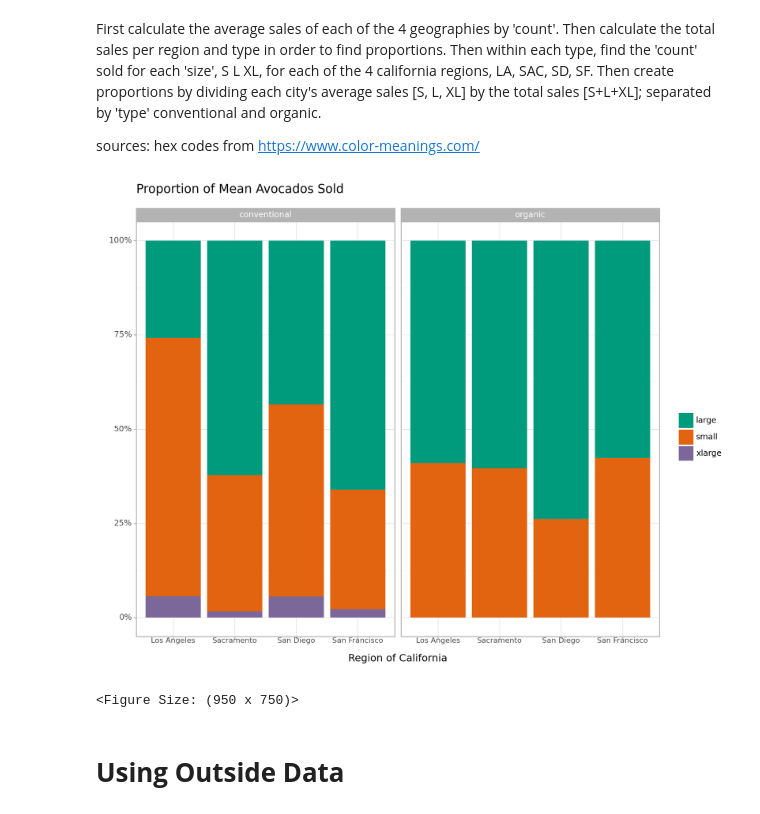
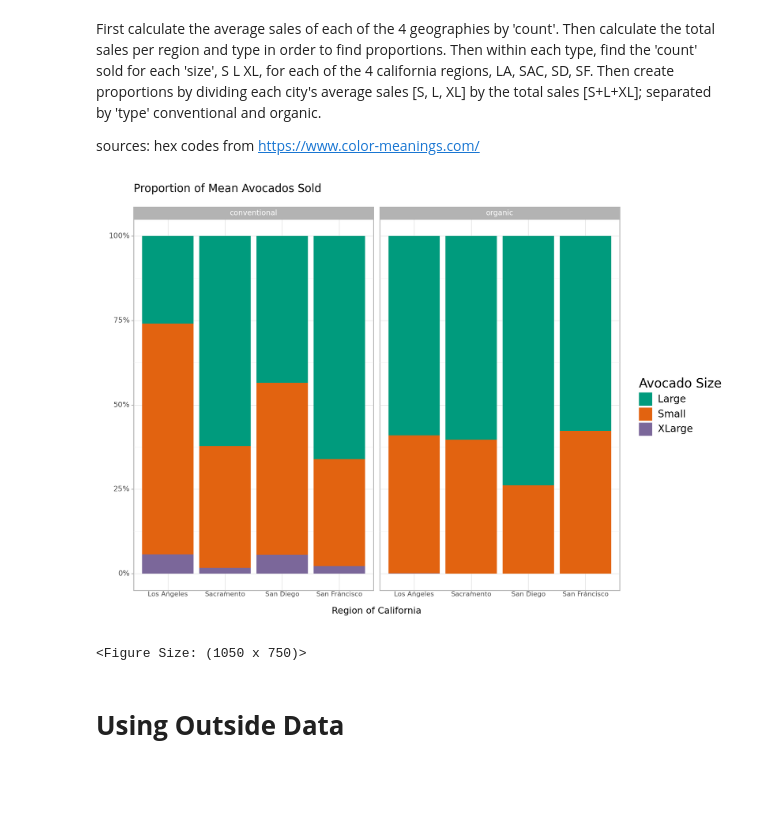
Before and after one commit to jlee932cp/GSB544_JosephLee_Labs, a Jupyter notebook: Lab2_JosephLee.ipynb, the cells around one changed output. Cells and saved outputs as stored; diff of their text form; code cells hidden in the pictures; blank space fills up the shorter version.

```diff
--- a/Lab2_JosephLee.ipynb
+++ b/Lab2_JosephLee.ipynb
@@ -390,41 +390,44 @@ First calculate the average sales of each of the 4 geographies by 'count'. Then
 
 sources: hex codes from https://www.color-meanings.com/
 # %%
-from plotnine import ggplot, aes, geom_col, facet_wrap, labs, theme_light, scale_y_continuous, scale_fill_manual
+from plotnine import ggplot, aes, geom_col, facet_wrap, labs, theme_light, scale_y_continuous, scale_fill_manual, theme, element_text
 
 # Calculating the average sales
 avg_sales = avocado_4regions.groupby(['geography', 'type', 'size'])['count'].mean().reset_index()
 
 # Calculating the total sales per region and type to find proportions
 total_sales = avg_sales.groupby(['geography', 'type'])['count'].sum().reset_index()
 total_sales.rename(columns={'count': 'total_sales'}, inplace=True)
 
 # Merging the total sales back to the average sales
 avg_sales = pd.merge(avg_sales, total_sales, on=['geography', 'type'])
 
 # Calculating the proportions
 avg_sales['proportion'] = avg_sales['count'] / avg_sales['total_sales'] * 100
 
 # Plotting
 plot = (
     ggplot(avg_sales, aes(x='geography', y='proportion', fill='size'))
     + geom_col(stat='identity', position='stack')
     + facet_wrap('~ type')
     + labs(title="Proportion of Mean Avocados Sold",
            x="Region of California",
            y="",
-           fill="")
+           fill="Avocado Size")
     + theme_light()
     + scale_y_continuous(labels=lambda l: ["%d%%" % v for v in l], limits=(0, 100), breaks=range(0, 101, 25))
-    + scale_fill_manual(values=['#009b7d', '#e26310', '#7b679a'])
-    + theme(axis_text_x=element_text(angle=0, hjust=0.5, vjust=0.5, size=8))
-    + theme(figure_size=(9.5, 7.5))
+    + scale_fill_manual(values=['#009b7d', '#e26310', '#7b679a'],
+                        labels={'large': ' Large', 'small': ' Small', 'xlarge': ' XLarge'})
+    + theme(axis_text_x=element_text(angle=0, hjust=0.5, vjust=0.5, size=8),
+            legend_title=element_text(size=15),
+            legend_text=element_text(size=12))
+    + theme(figure_size=(10.5, 7.5))
 )
 
 plot
 # %% [output]
-[figure, old version]
+[figure, new version]
-<Figure Size: (950 x 750)>
+<Figure Size: (1050 x 750)>
 # %% [markdown]
 # **Using Outside Data**
 # %% [markdown]
```
Also changed, not shown: parts of 3 cells of this notebook, 1 other file.
